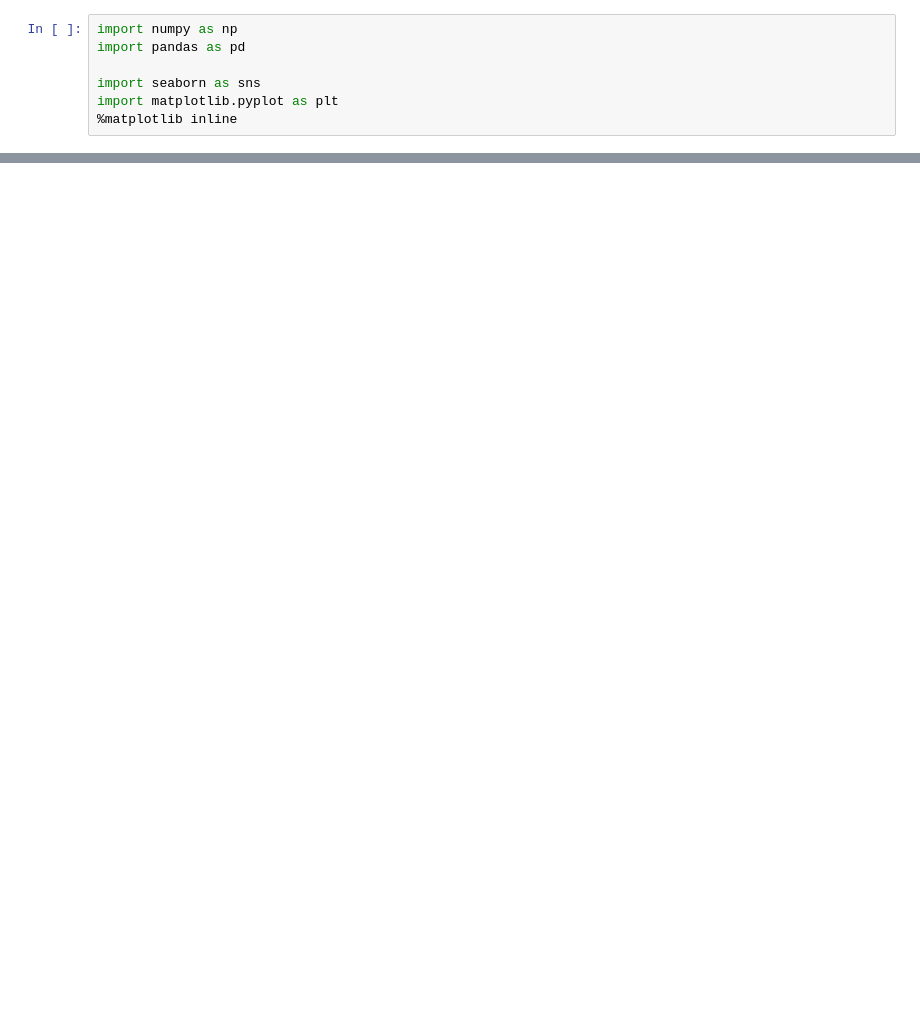
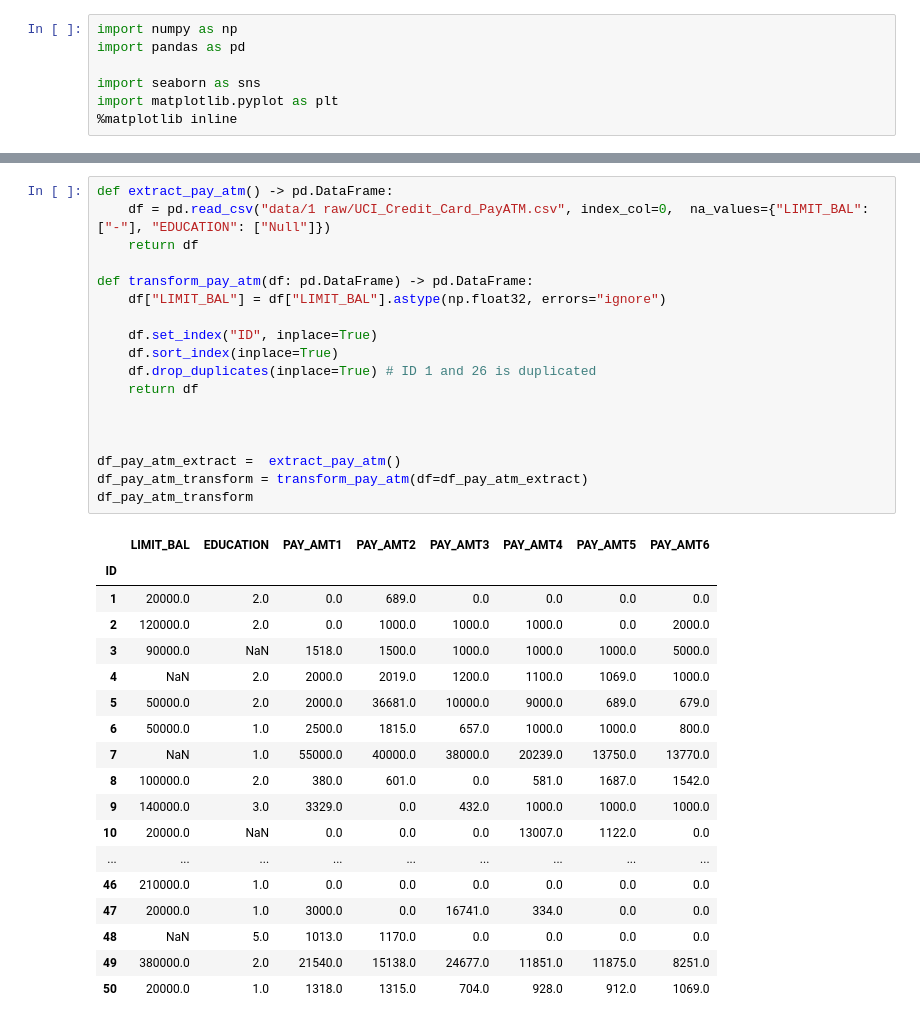
Before and after one commit to AdolfoVillalobos/ta-data-analysis-challenge, a Jupyter notebook: exploration.ipynb, the cells around one changed output, grey strips where cells are left out. Saved outputs shown, nothing was run; the diff lists cells and outputs as text; blank space fills up the shorter version.

```diff
--- a/exploration.ipynb
+++ b/exploration.ipynb
@@ -53,0 +85,37 @@ print(df_pay_next.shape)
+# %%
+def extract_pay_atm() -> pd.DataFrame:
+    df = pd.read_csv("data/1 raw/UCI_Credit_Card_PayATM.csv", index_col=0,  na_values={"LIMIT_BAL": ["-"], "EDUCATION": ["Null"]})
+    return df
+
+def transform_pay_atm(df: pd.DataFrame) -> pd.DataFrame:
+    df["LIMIT_BAL"] = df["LIMIT_BAL"].astype(np.float32, errors="ignore")
+
+    df.set_index("ID", inplace=True)
+    df.sort_index(inplace=True)
+    df.drop_duplicates(inplace=True) # ID 1 and 26 is duplicated
+    return df
+
+
+
+df_pay_atm_extract =  extract_pay_atm()
+df_pay_atm_transform = transform_pay_atm(df=df_pay_atm_extract)
+df_pay_atm_transform
+# %% [output]
+|  | LIMIT_BAL | EDUCATION | PAY_AMT1 | PAY_AMT2 | PAY_AMT3 | PAY_AMT4 | PAY_AMT5 | PAY_AMT6 |
+| ID |  |  |  |  |  |  |  |  |
+| 1 | 20000.0 | 2.0 | 0.0 | 689.0 | 0.0 | 0.0 | 0.0 | 0.0 |
+| 2 | 120000.0 | 2.0 | 0.0 | 1000.0 | 1000.0 | 1000.0 | 0.0 | 2000.0 |
+| 3 | 90000.0 | NaN | 1518.0 | 1500.0 | 1000.0 | 1000.0 | 1000.0 | 5000.0 |
+| 4 | NaN | 2.0 | 2000.0 | 2019.0 | 1200.0 | 1100.0 | 1069.0 | 1000.0 |
+| 5 | 50000.0 | 2.0 | 2000.0 | 36681.0 | 10000.0 | 9000.0 | 689.0 | 679.0 |
+| 6 | 50000.0 | 1.0 | 2500.0 | 1815.0 | 657.0 | 1000.0 | 1000.0 | 800.0 |
+| 7 | NaN | 1.0 | 55000.0 | 40000.0 | 38000.0 | 20239.0 | 13750.0 | 13770.0 |
+| 8 | 100000.0 | 2.0 | 380.0 | 601.0 | 0.0 | 581.0 | 1687.0 | 1542.0 |
+| 9 | 140000.0 | 3.0 | 3329.0 | 0.0 | 432.0 | 1000.0 | 1000.0 | 1000.0 |
+| 10 | 20000.0 | NaN | 0.0 | 0.0 | 0.0 | 13007.0 | 1122.0 | 0.0 |
+| ... | ... | ... | ... | ... | ... | ... | ... | ... |
+| 46 | 210000.0 | 1.0 | 0.0 | 0.0 | 0.0 | 0.0 | 0.0 | 0.0 |
+| 47 | 20000.0 | 1.0 | 3000.0 | 0.0 | 16741.0 | 334.0 | 0.0 | 0.0 |
+| 48 | NaN | 5.0 | 1013.0 | 1170.0 | 0.0 | 0.0 | 0.0 | 0.0 |
+| 49 | 380000.0 | 2.0 | 21540.0 | 15138.0 | 24677.0 | 11851.0 | 11875.0 | 8251.0 |
+| 50 | 20000.0 | 1.0 | 1318.0 | 1315.0 | 704.0 | 928.0 | 912.0 | 1069.0 |
```
Also changed, not shown: parts of 9 cells of this notebook, 1 other file.
